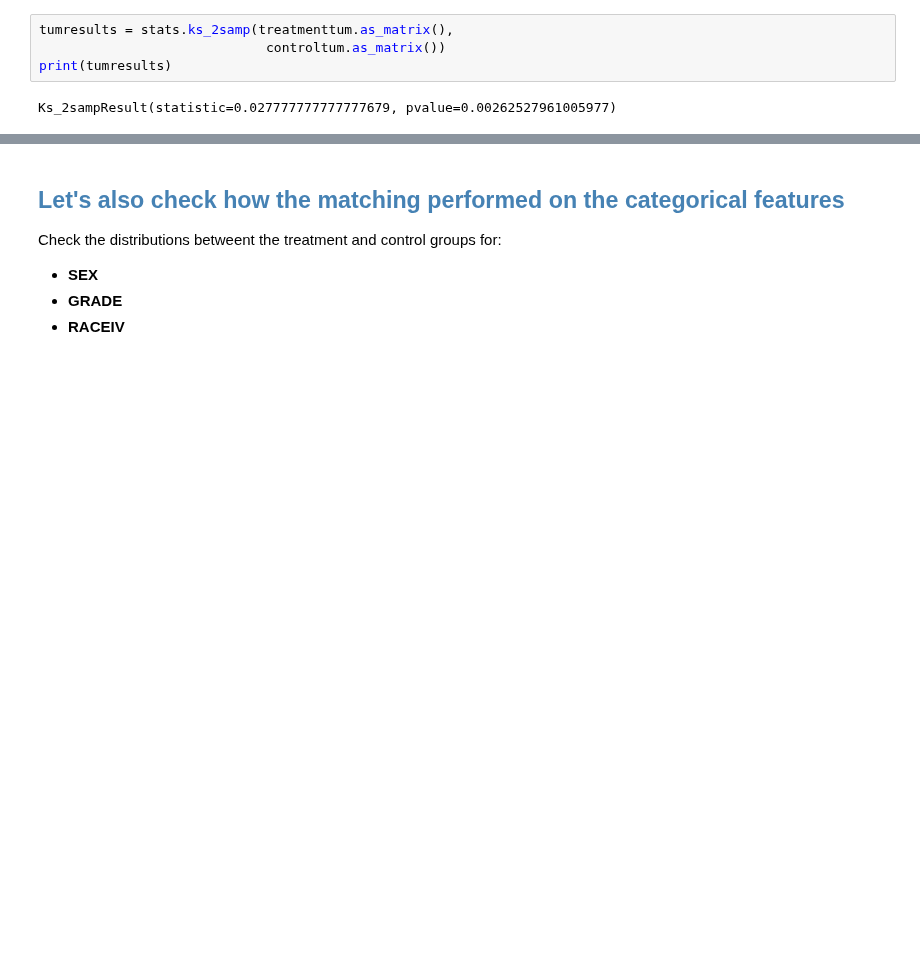
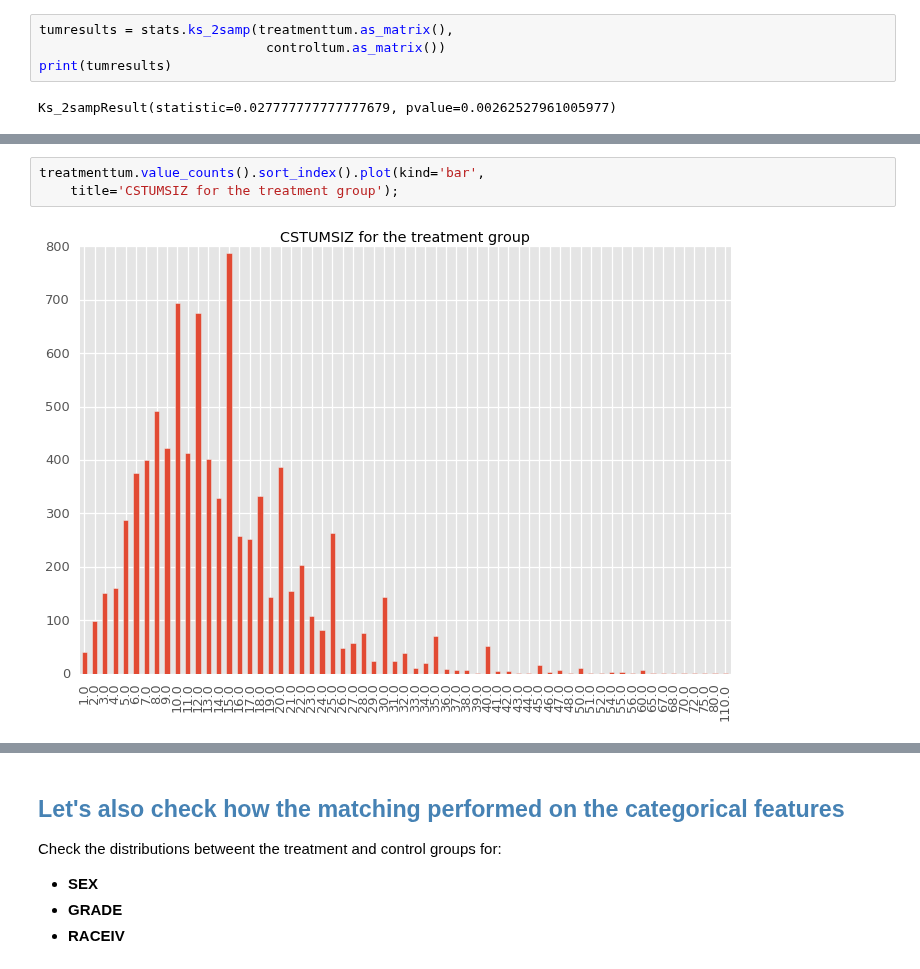
Before and after one commit to doolingdavid/SEERMATCH2, a Jupyter notebook: breast_example.ipynb, the cells around one changed output, grey strips where cells are left out. Saved outputs shown, nothing was run; the diff lists cells and outputs as text; blank space fills up the shorter version.

```diff
--- a/breast_example.ipynb
+++ b/breast_example.ipynb
@@ -712,0 +721,5 @@ Ks_2sampResult(statistic=0.027777777777777679, pvalue=0.00262527961005977)
+# %%
+treatmenttum.value_counts().sort_index().plot(kind='bar',
+    title='CSTUMSIZ for the treatment group');
+# %% [output]
+[figure, added]
```
Also changed, not shown: parts of 5 cells of this notebook.
